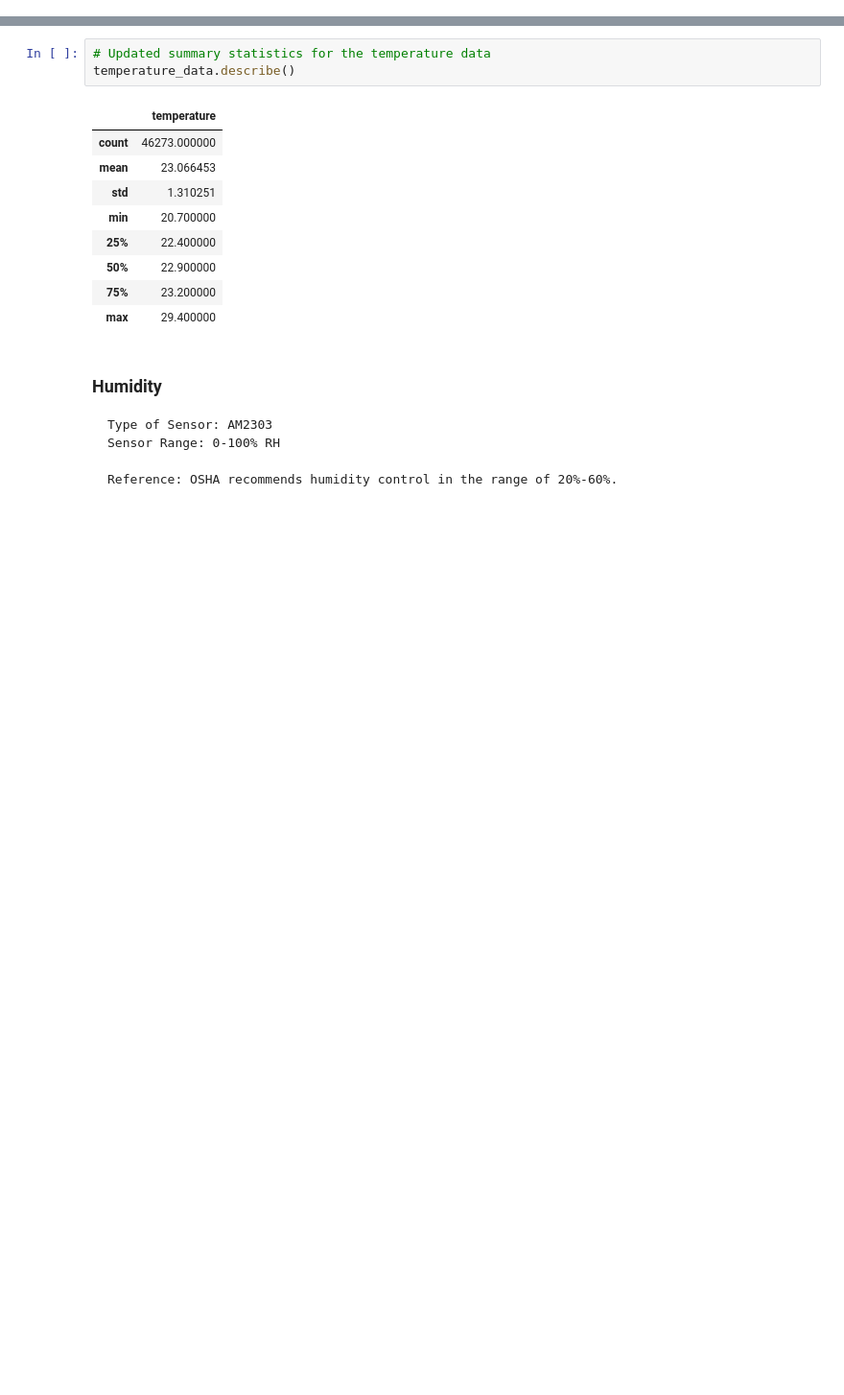
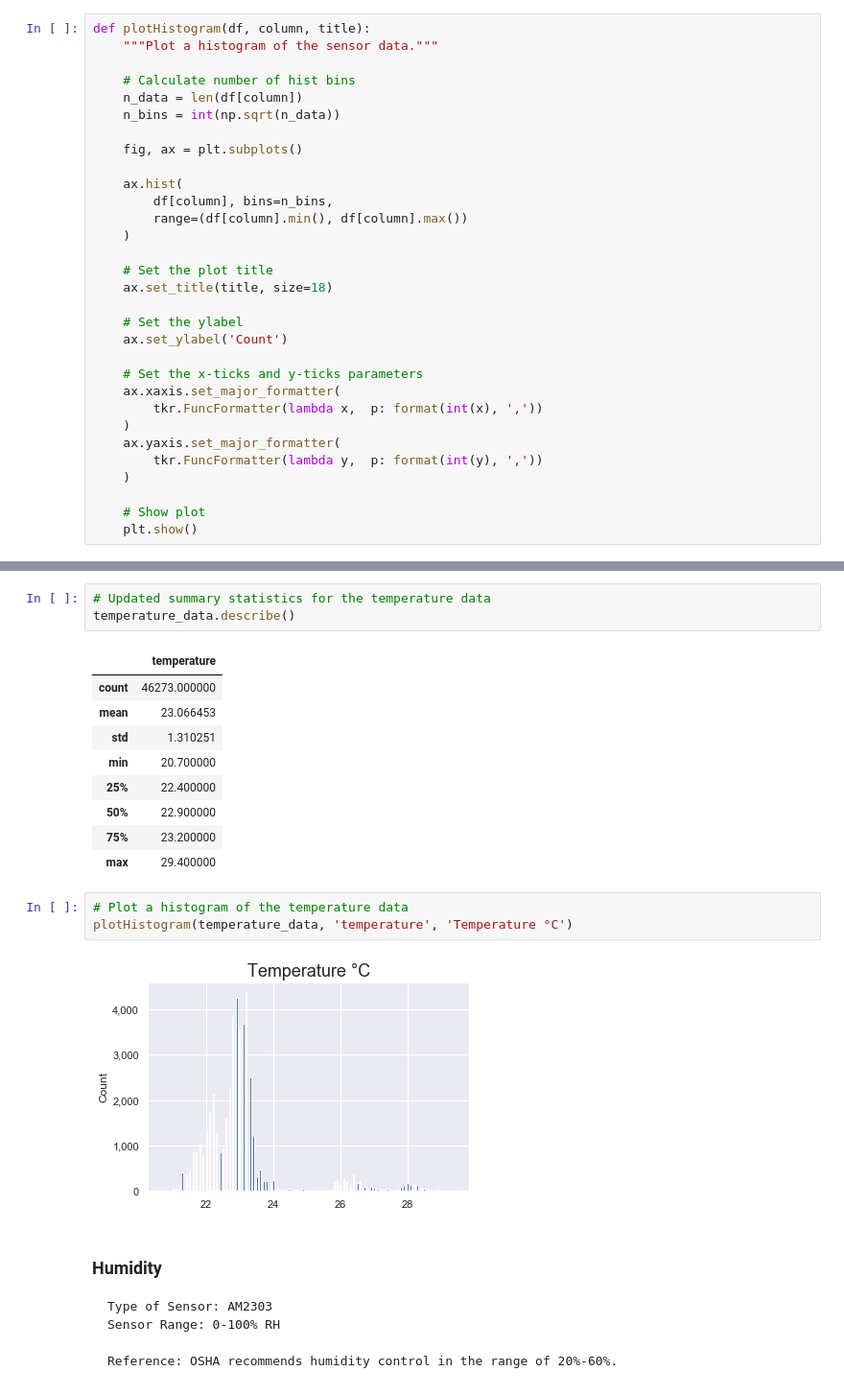
Before and after one commit to Kautumn06/classroom-occupancy, a Jupyter notebook: notebooks/DataWrangling.ipynb, the cells around one changed output, grey strips where cells are left out. Shown: that part at 96% size. Cells and saved outputs as stored; diff of their text form; blank space fills up the shorter version.

Commit message:
Add Histogram function to DataWrangling notebook

```diff
--- a/notebooks/DataWrangling.ipynb
+++ b/notebooks/DataWrangling.ipynb
@@ -13,3 +18,34 @@ sns.set()
+# %%
+def plotHistogram(df, column, title):
+    """Plot a histogram of the sensor data."""
+
+    # Calculate number of hist bins
+    n_data = len(df[column])
+    n_bins = int(np.sqrt(n_data))
+
+    fig, ax = plt.subplots()
+
+    ax.hist(
+        df[column], bins=n_bins,
+        range=(df[column].min(), df[column].max())
+    )
+
+    # Set the plot title
+    ax.set_title(title, size=18)
+
+    # Set the ylabel
+    ax.set_ylabel('Count')
+
+    # Set the x-ticks and y-ticks parameters
+    ax.xaxis.set_major_formatter(
+        tkr.FuncFormatter(lambda x,  p: format(int(x), ','))
+    )
+    ax.yaxis.set_major_formatter(
+        tkr.FuncFormatter(lambda y,  p: format(int(y), ','))
+    )
+
+    # Show plot
+    plt.show()
 # %% [markdown]
 ## Import & Clean Sensor Data
 
@@ -126,6 +162,11 @@ temperature_data.describe()
 | 50% | 22.900000 |
 | 75% | 23.200000 |
 | max | 29.400000 |
+# %%
+# Plot a histogram of the temperature data
+plotHistogram(temperature_data, 'temperature', 'Temperature °C')
+# %% [output]
+[figure, added]
 # %% [markdown]
 ### Humidity
 
```
Also changed, not shown: parts of 9 cells of this notebook.
